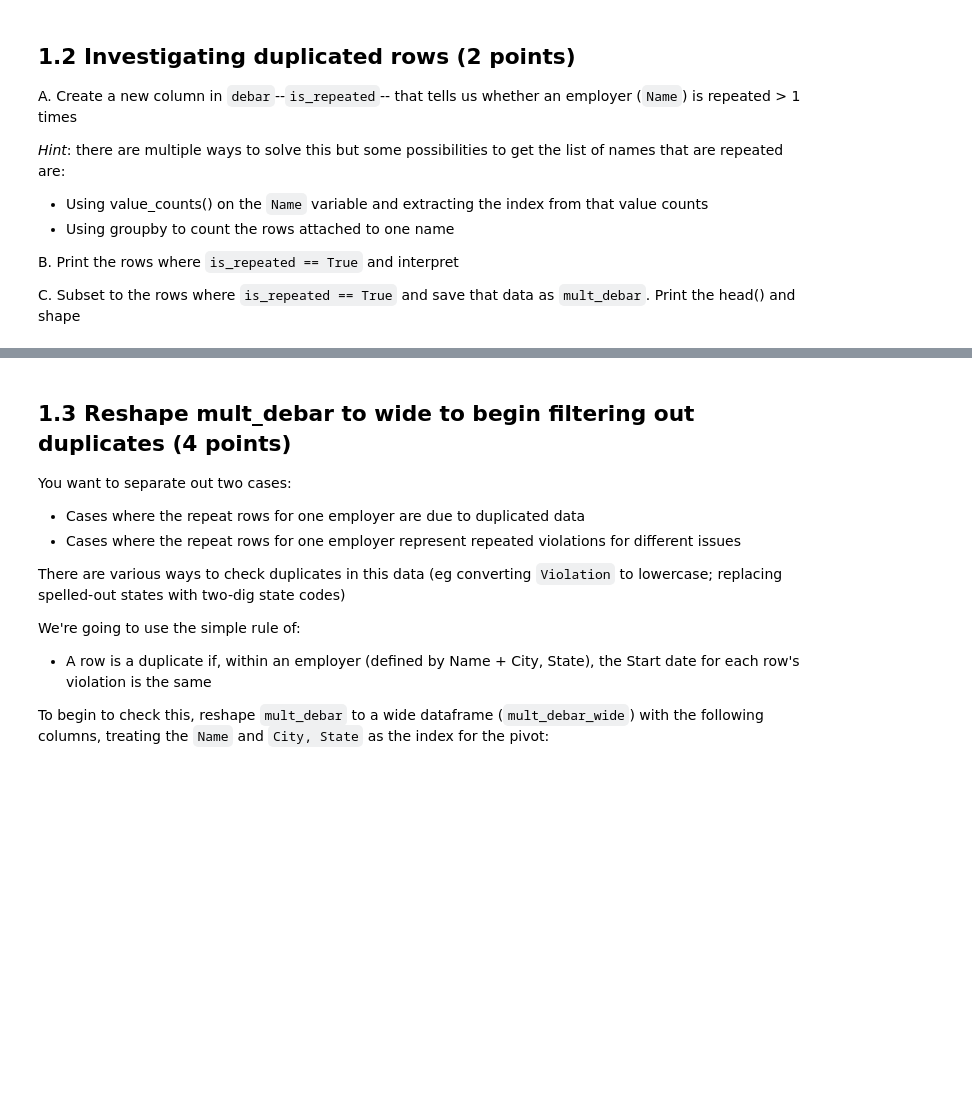
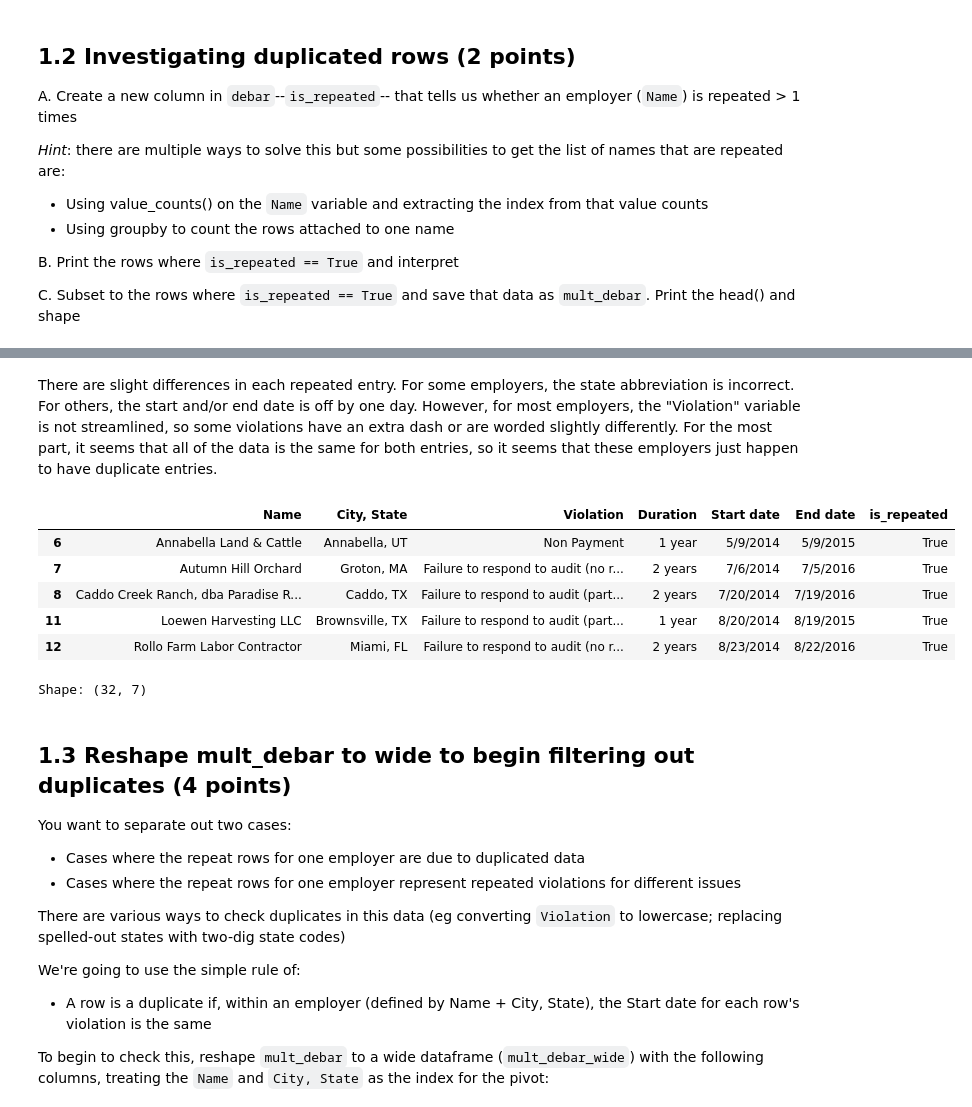
Before and after one commit to katepimentel/QSS20_S24, a Jupyter notebook: my_work/problem sets/pset2_blank.ipynb, the cells around one changed output, grey strips where cells are left out. Cells and saved outputs as stored; diff of their text form; code cells hidden in the pictures; blank space fills up the shorter version.

```diff
--- a/my_work/problem sets/pset2_blank.ipynb
+++ b/my_work/problem sets/pset2_blank.ipynb
@@ -63,3 +98,17 @@ C. Subset to the rows where `is_repeated == True` and save that data as `mult_de
+# %% [markdown]
+There are slight differences in each repeated entry. For some employers, the state abbreviation is incorrect. For others, the start and/or end date is off by one day. However, for most employers, the "Violation" variable is not streamlined, so some violations have an extra dash or are worded slightly differently. For the most part, it seems that all of the data is the same for both entries, so it seems that these employers just happen to have duplicate entries.
+# %%
+mult_debar = debar[debar['is_repeated']]
+mult_debar.head()
+print("Shape:", mult_debar.shape)
+# %% [output]
+|  | Name | City, State | Violation | Duration | Start date | End date | is_repeated |
+| 6 | Annabella Land & Cattle | Annabella, UT | Non Payment | 1 year | 5/9/2014 | 5/9/2015 | True |
+| 7 | Autumn Hill Orchard | Groton, MA | Failure to respond to audit (no r... | 2 years | 7/6/2014 | 7/5/2016 | True |
+| 8 | Caddo Creek Ranch, dba Paradise R... | Caddo, TX | Failure to respond to audit (part... | 2 years | 7/20/2014 | 7/19/2016 | True |
+| 11 | Loewen Harvesting LLC | Brownsville, TX | Failure to respond to audit (part... | 1 year | 8/20/2014 | 8/19/2015 | True |
+| 12 | Rollo Farm Labor Contractor | Miami, FL | Failure to respond to audit (no r... | 2 years | 8/23/2014 | 8/22/2016 | True |
+Shape: (32, 7)
 # %% [markdown]
 ## 1.3 Reshape mult_debar to wide to begin filtering out duplicates (4 points)
 
```
Also changed, not shown: parts of 26 cells of this notebook.
